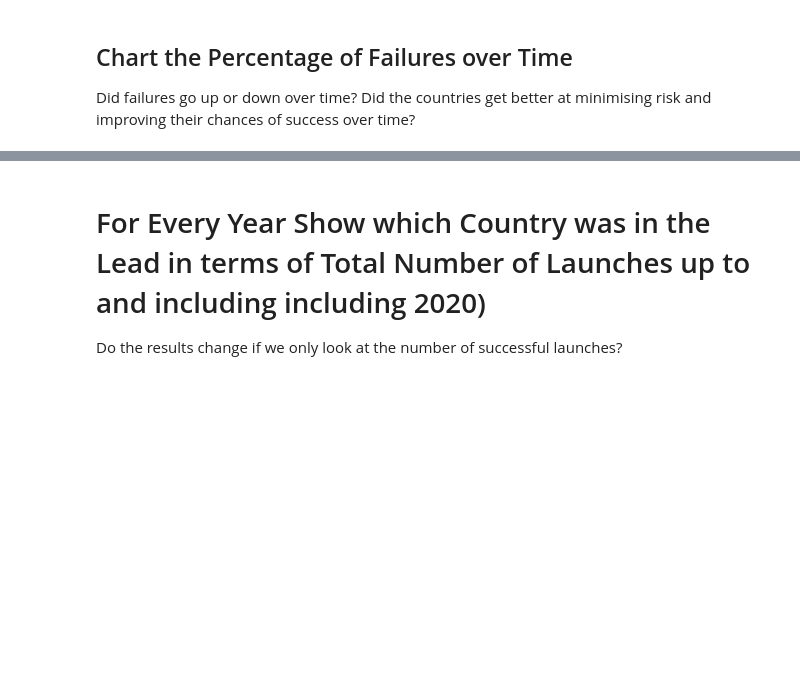
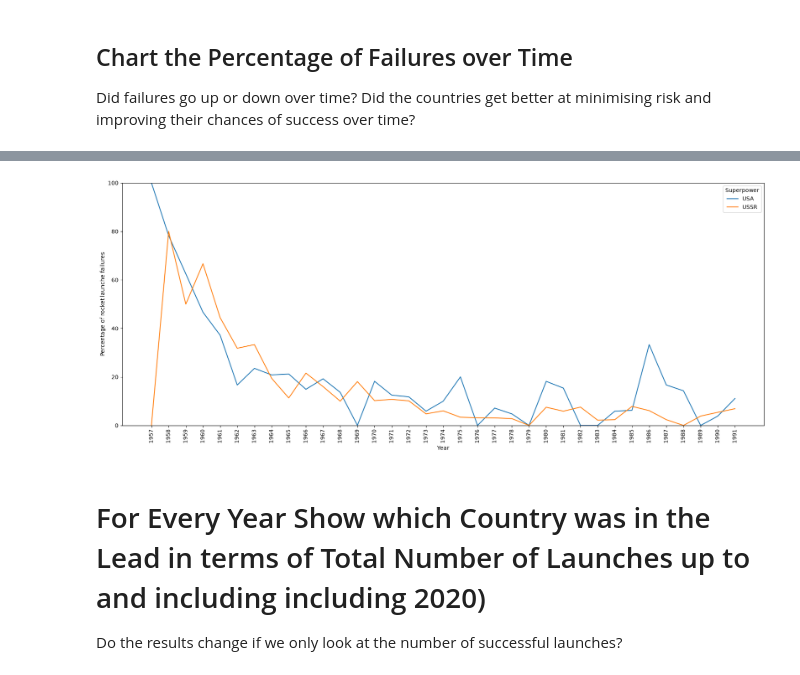
Before and after one commit to Archie-jpg/Space-Race-Analysis, a Jupyter notebook: Space_Missions_Analysis.ipynb, the cells around one changed output, grey strips where cells are left out. Cells and saved outputs as stored; diff of their text form; code cells hidden in the pictures; blank space fills up the shorter version.

```diff
--- a/Space_Missions_Analysis.ipynb
+++ b/Space_Missions_Analysis.ipynb
@@ -773,3 +778,8 @@ launches_over_time_by_superpower = space_race_data.groupby([space_race_data["Dat
 ## Chart the Percentage of Failures over Time
 
 Did failures go up or down over time? Did the countries get better at minimising risk and improving their chances of success over time?
+# %%
+space_race_mission_status_by_year = pd.crosstab([space_race_data["Date"].dt.year, space_race_data["Superpower"]], space_race_data["Mission_Status"] != "Success").reset_index()
+space_race_mission_status_by_year.rename(columns={False: "Success", True: "Failure"}, inplace=True)
+space_race_mission_status_by_year["Percent_Fails"] = (space_race_mission_status_by_year["Failure"]/(space_race_mission_status_by_year["Failure"]+space_race_mission_status_by_year["Success"])) * 100
+print(space_race_mission_status_by_year)
@@ -776,3 +801,12 @@ Did failures go up or down over time? Did the countries get better at minimising
+# %%
+plt.figure(figsize=(21,8))
+ax = sns.lineplot(data=space_race_mission_status_by_year, x=space_race_mission_status_by_year["Date"].astype(str), y="Percent_Fails", hue="Superpower")
+ax.yaxis.set_label_text("Percentage of rocket launch failures")
+ax.set_ylim(bottom=0, top=100)
+ax.xaxis.set_label_text("Year")
+ax.tick_params(axis="x", labelrotation=90)
+# %% [output]
+[figure, added]
 # %% [markdown]
 # For Every Year Show which Country was in the Lead in terms of Total Number of Launches up to and including including 2020)
 
```
Also changed, not shown: parts of 4 cells of this notebook.
